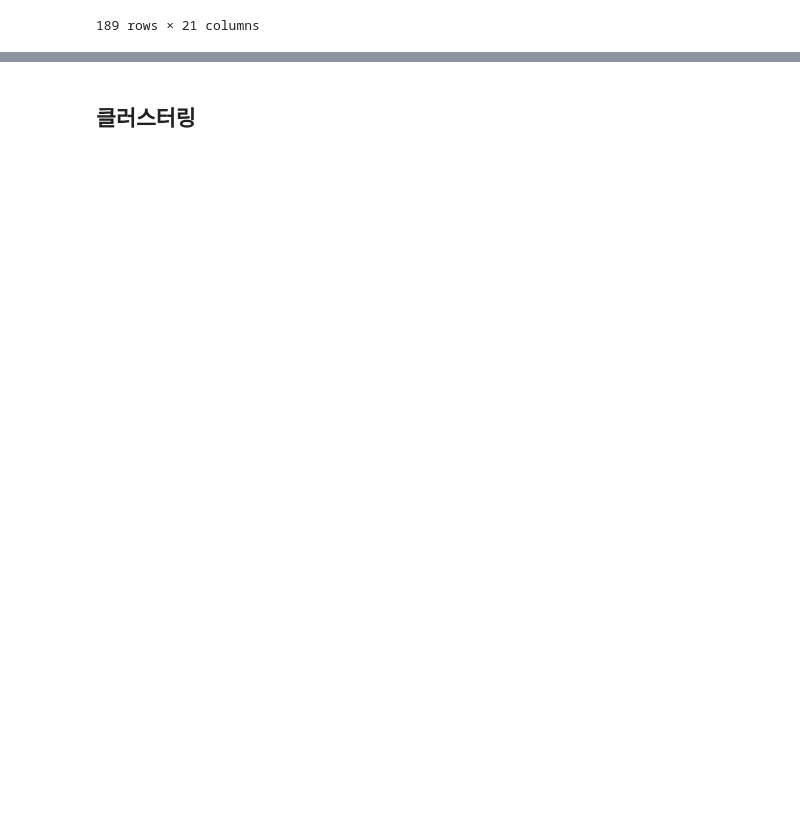
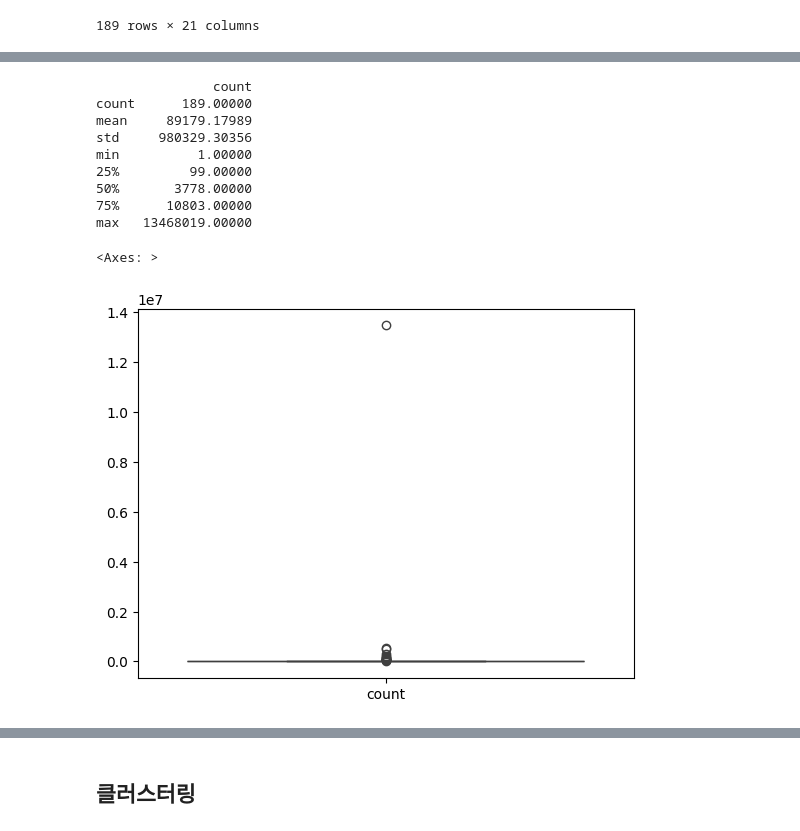
Before and after one commit to sese7414/reward_ads_project, a Jupyter notebook: Sehee/preprocessing.ipynb, the cells around one changed output, grey strips where cells are left out. Cells and saved outputs as stored; diff of their text form; code cells hidden in the pictures; blank space fills up the shorter version.

```diff
--- a/Sehee/preprocessing.ipynb
+++ b/Sehee/preprocessing.ipynb
@@ -2006,3 +2006,13 @@ scale_features
 | 1059 | 2.000000 | 2.0 | 12 | 2 | 2 | 2.000000 | 2.0 | 12 | 2 | 2 | ... |
 | 1061 | 20.444444 | 5.0 | 184 | 150 | 2 | 16.000000 | 5.0 | 144 | 110 | 2 | ... |
 189 rows × 21 columns
+# %%
+## 이걸로 사용하기 !! 광고 집행 건수는 idx nunique값이라
+scale_features = machesa.groupby('mda_idx').agg({
+    'contract_price':['mean', 'median', 'sum', 'max', 'min'],
+    'media_price':['mean', 'median', 'sum', 'max', 'min'],
+    'adv_cost': ['mean', 'median', 'sum', 'max', 'min'],
+    'earn_cost':['mean', 'median', 'sum', 'max', 'min'],
+    'ads_idx':'nunique'
+    })
+scale_features
@@ -2008,0 +2042,15 @@ scale_features
+# %%
+print(scale_features['ads_type'].describe())
+sns.boxplot(scale_features['ads_type'])
+# %% [output]
+               count
+count      189.00000
+mean     89179.17989
+std     980329.30356
+min          1.00000
+25%         99.00000
+50%       3778.00000
+75%      10803.00000
+max   13468019.00000
+<Axes: >
+[figure, added]
```
Also changed, not shown: parts of 9 cells of this notebook.
